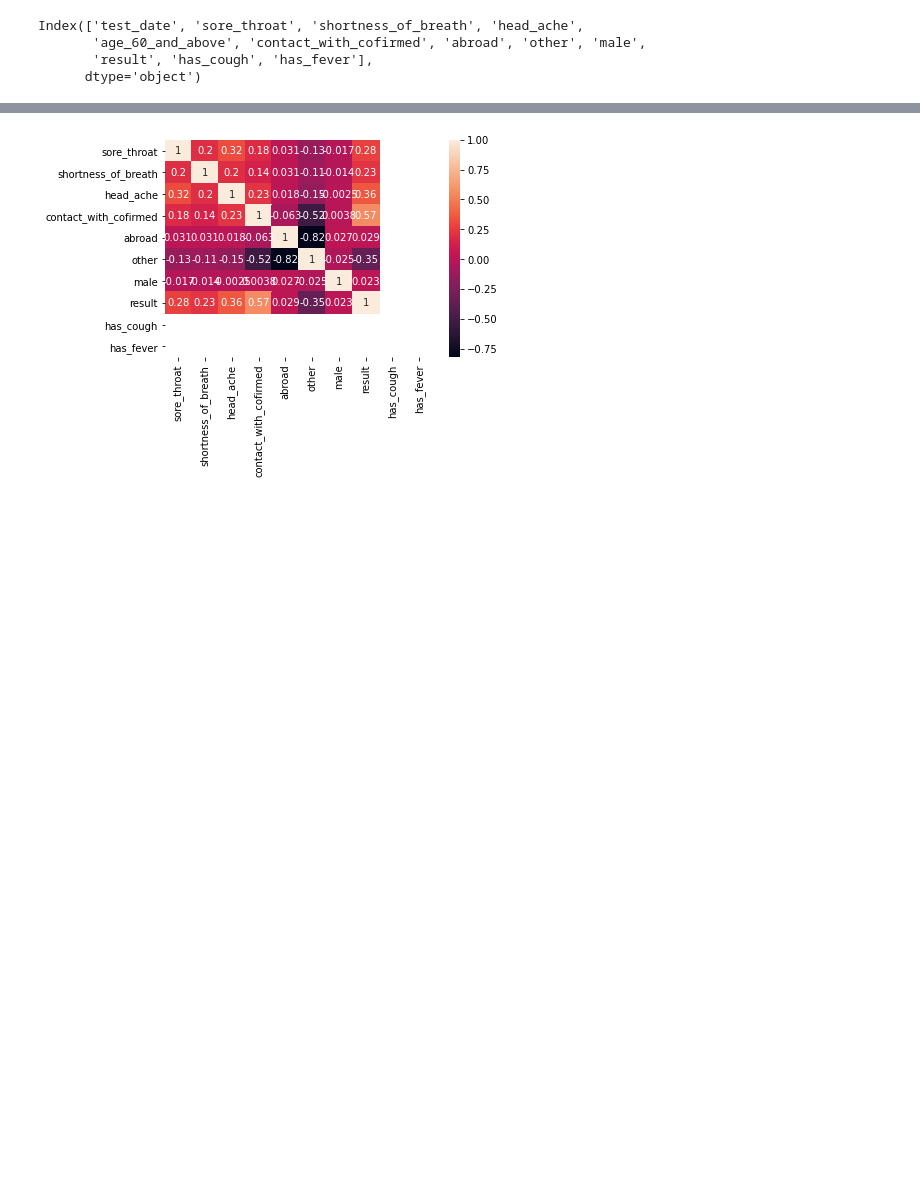
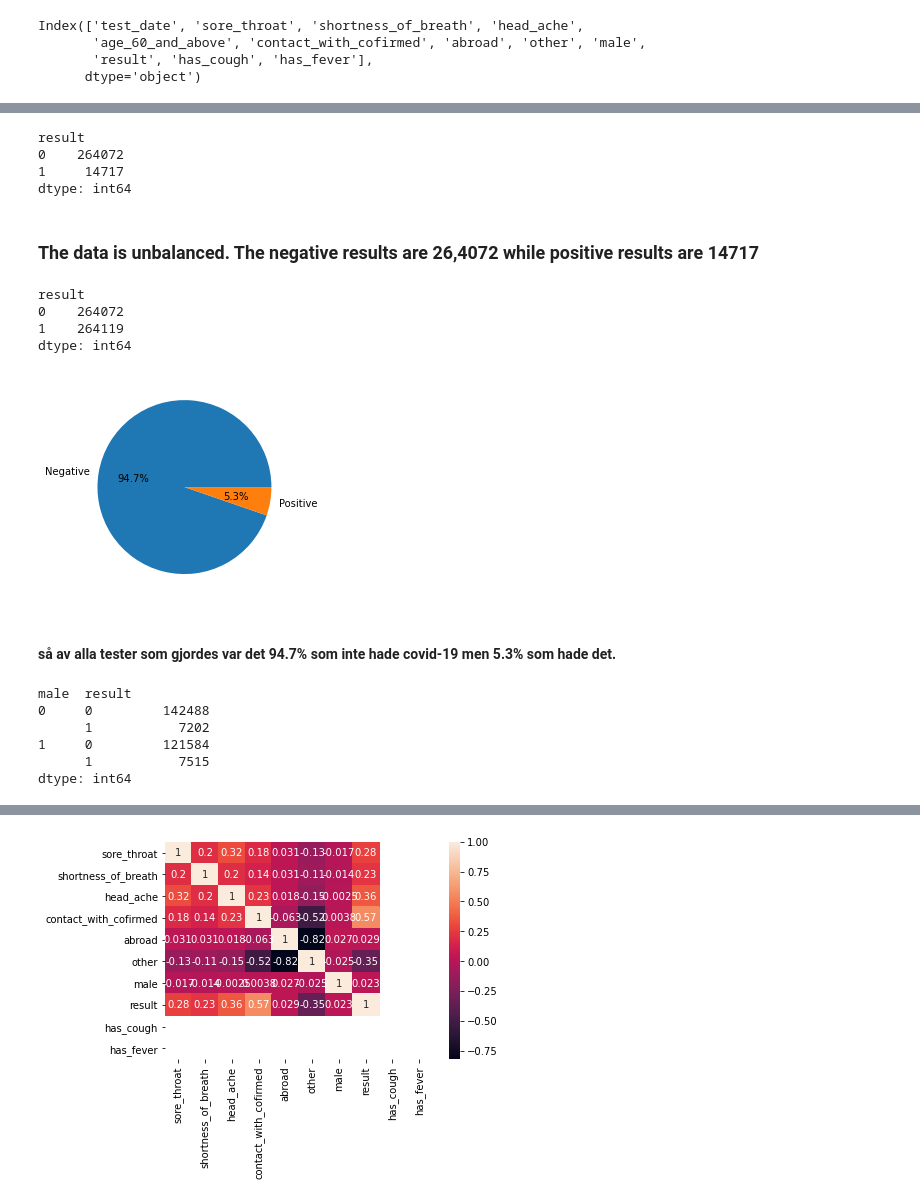
Before and after one commit to KhalidHandouleh/Projekt-Arbete, a Jupyter notebook: Corona_Test.ipynb, the cells around one changed output, grey strips where cells are left out. Saved outputs shown, nothing was run; the diff lists cells and outputs as text; code cells hidden in the pictures; blank space fills up the shorter version.

```diff
--- a/Corona_Test.ipynb
+++ b/Corona_Test.ipynb
@@ -12,7 +12,7 @@ from sklearn.ensemble import BaggingClassifier
 from sklearn.ensemble import RandomForestClassifier
 from sklearn.ensemble import AdaBoostClassifier
 # %%
-default = pd.read_excel('./corona_tested_individuals_ver_006.english.xlsx')
+default = pd.read_excel('./test_results.xlsx')
 default.head()
 # %% [output]
 |  | test_date | cough | fever | sore_throat | shortness_of_breath | head_ache | corona_result | ... |
@@ -51,0 +74,10 @@ Index(['test_date', 'sore_throat', 'shortness_of_breath', 'head_ache',
+# %%
+df_result = default.groupby('result').size()
+df_result
+# %% [output]
+result
+0    264072
+1     14717
+dtype: int64
+# %% [markdown]
+### The data is unbalanced. The negative results are 26,4072 while positive results are 14717
@@ -51,0 +93,26 @@ Index(['test_date', 'sore_throat', 'shortness_of_breath', 'head_ache',
+# %%
+df_new_result = df_upsampled.groupby('result').size()
+df_new_result
+# %% [output]
+result
+0    264072
+1    264119
+dtype: int64
+# %%
+# Plot
+plt.pie(df_result.values, labels = ['Negative','Positive'], autopct ='%1.1f%%')
+plt.show()
+# %% [output]
+[figure, added]
+# %% [markdown]
+#### så av alla tester som gjordes var det 94.7% som inte hade covid-19 men 5.3% som hade det.
+# %%
+df_gender = default.groupby(['male','result']).size()
+df_gender
+# %% [output]
+male  result
+0     0         142488
+      1           7202
+1     0         121584
+      1           7515
+dtype: int64
```
Also changed, not shown: parts of 11 cells of this notebook.
